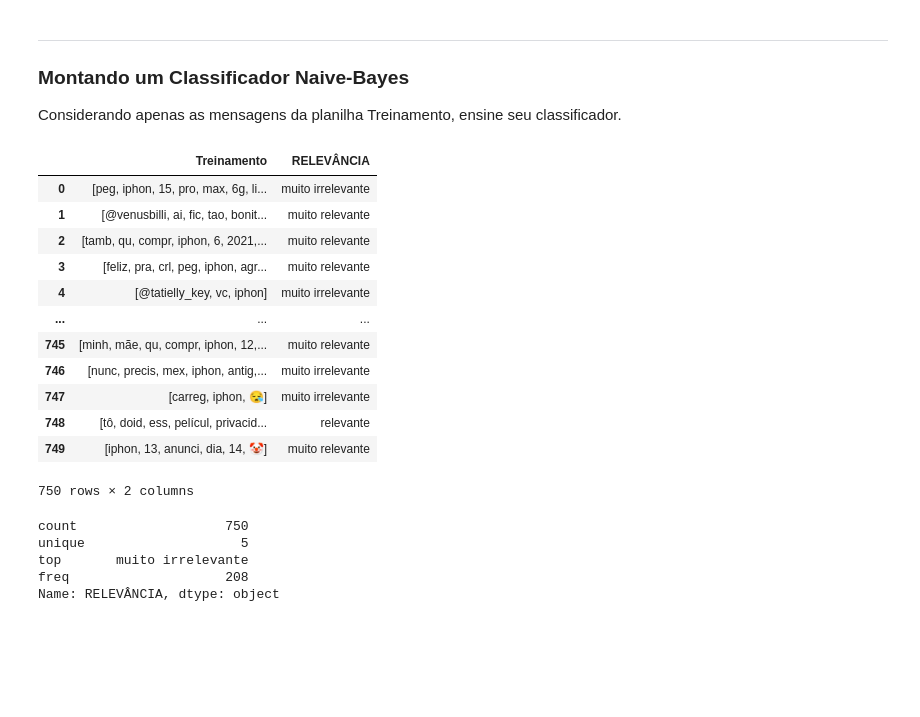
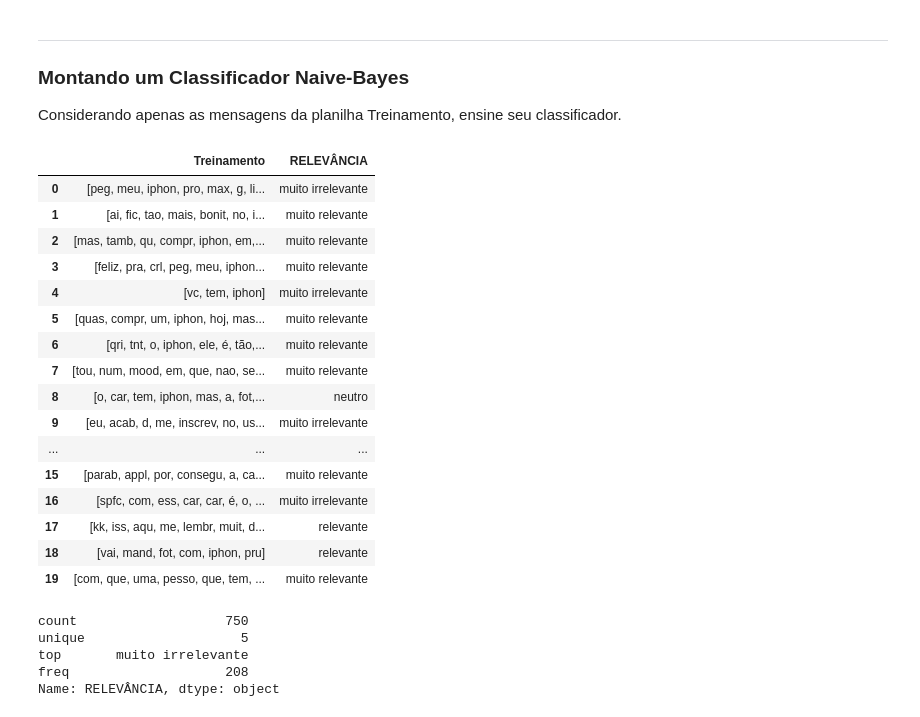
Before and after one commit to G3mha/does-Twitter-like-iPhone, a Jupyter notebook: Projeto1_Layout_Classificador.ipynb, the cells around one changed output. Saved outputs shown, nothing was run; the diff lists cells and outputs as text; code cells hidden in the pictures; blank space fills up the shorter version.

Commit message:
filtrando usernames e links

```diff
--- a/Projeto1_Layout_Classificador.ipynb
+++ b/Projeto1_Layout_Classificador.ipynb
@@ -91,45 +100,56 @@ ___
 Considerando apenas as mensagens da planilha Treinamento, ensine  seu classificador.
 # %%
 def clean_data(text):
+    # remover endereço
+    http_re = r'(http|ftp|https)://([\w_-]+(?:(?:\.[\w_-]+)+))([\w.,@?^=%&:/~+#-]*[\w@?^=%&/~+#-])?'
+    text = re.sub(http_re, '', text)
+
+    # remover usernames
+    text = re.sub(r'@[^\s]*', '', text)
+
     # removendo sinais de pontuação
-    text = re.sub(r'[!-.:?;[\]/]', '', text)
+    text = re.sub(r'[!-_.:?;[\]/]', '', text)
 
     # tokenizing
     tokenizer = nltk.tokenize.casual.TweetTokenizer()
     text = tokenizer.tokenize(text)
 
+    # removendo stop words
+    # stop_words = nltk.corpus.stopwords.words('portuguese')
+    # text = [w for w in text if w not in stop_words]
+
     # stemming
     stemmer = nltk.stem.RSLPStemmer()
-    text = map(stemmer.stem, text)
-
-    # removendo stop words
-    stop_words = nltk.corpus.stopwords.words('portuguese')
-    text = [w for w in text if w not in stop_words]
+    text = list(map(stemmer.stem, text))
 
     return text
 # %%
 # preparando os dados
 train.loc[:, 'Treinamento'] = train.Treinamento.apply(clean_data)
 train.loc[:, 'RELEVÂNCIA'] = train.RELEVÂNCIA.map({0: 'muito irrelevante',
                                                    1: 'irrelevante',
                                                    2: 'neutro',
                                                    3: 'relevante',
                                                    4: 'muito relevante'})
-train
+train.head(20)
 # %% [output]
 |  | Treinamento | RELEVÂNCIA |
-| 0 | [peg, iphon, 15, pro, max, 6g, li... | muito irrelevante |
-| 1 | [@venusbilli, ai, fic, tao, bonit... | muito relevante |
-| 2 | [tamb, qu, compr, iphon, 6, 2021,... | muito relevante |
-| 3 | [feliz, pra, crl, peg, iphon, agr... | muito relevante |
-| 4 | [@tatielly_key, vc, iphon] | muito irrelevante |
+| 0 | [peg, meu, iphon, pro, max, g, li... | muito irrelevante |
+| 1 | [ai, fic, tao, mais, bonit, no, i... | muito relevante |
+| 2 | [mas, tamb, qu, compr, iphon, em,... | muito relevante |
+| 3 | [feliz, pra, crl, peg, meu, iphon... | muito relevante |
+| 4 | [vc, tem, iphon] | muito irrelevante |
+| 5 | [quas, compr, um, iphon, hoj, mas... | muito relevante |
+| 6 | [qri, tnt, o, iphon, ele, é, tão,... | muito relevante |
+| 7 | [tou, num, mood, em, que, nao, se... | muito relevante |
+| 8 | [o, car, tem, iphon, mas, a, fot,... | neutro |
+| 9 | [eu, acab, d, me, inscrev, no, us... | muito irrelevante |
 | ... | ... | ... |
-| 745 | [minh, mãe, qu, compr, iphon, 12,... | muito relevante |
-| 746 | [nunc, precis, mex, iphon, antig,... | muito irrelevante |
-| 747 | [carreg, iphon, 😪] | muito irrelevante |
-| 748 | [tô, doid, ess, películ, privacid... | relevante |
-| 749 | [iphon, 13, anunci, dia, 14, 🤡] | muito relevante |
+| 15 | [parab, appl, por, consegu, a, ca... | muito relevante |
+| 16 | [spfc, com, ess, car, car, é, o, ... | muito irrelevante |
+| 17 | [kk, iss, aqu, me, lembr, muit, d... | relevante |
+| 18 | [vai, mand, fot, com, iphon, pru] | relevante |
+| 19 | [com, que, uma, pesso, que, tem, ... | muito relevante |
-750 rows × 2 columns
 # %%
 train.RELEVÂNCIA.describe()
 # %% [output]
```
Also changed, not shown: parts of 8 cells of this notebook.
